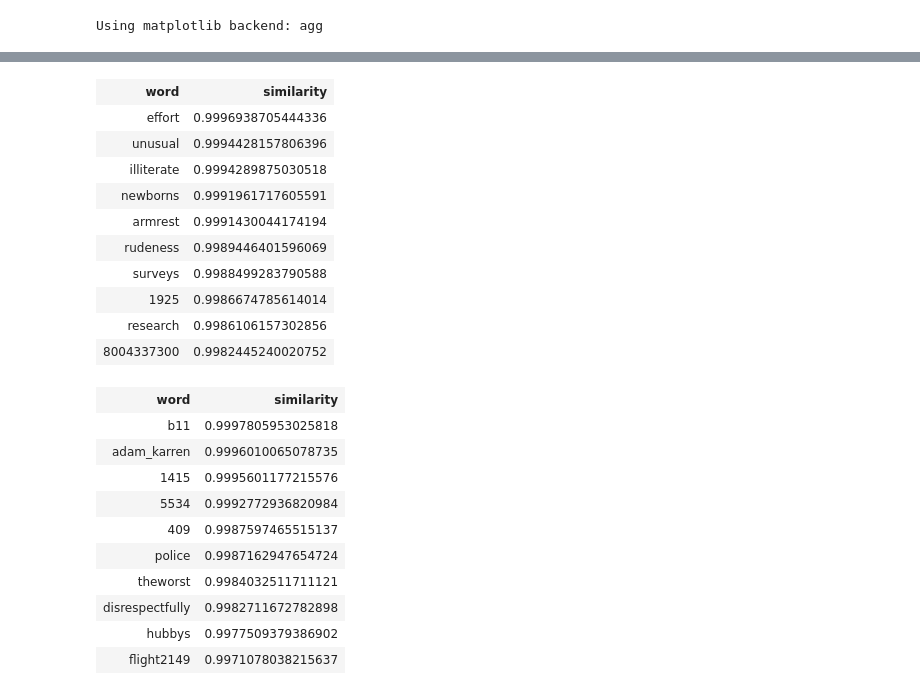
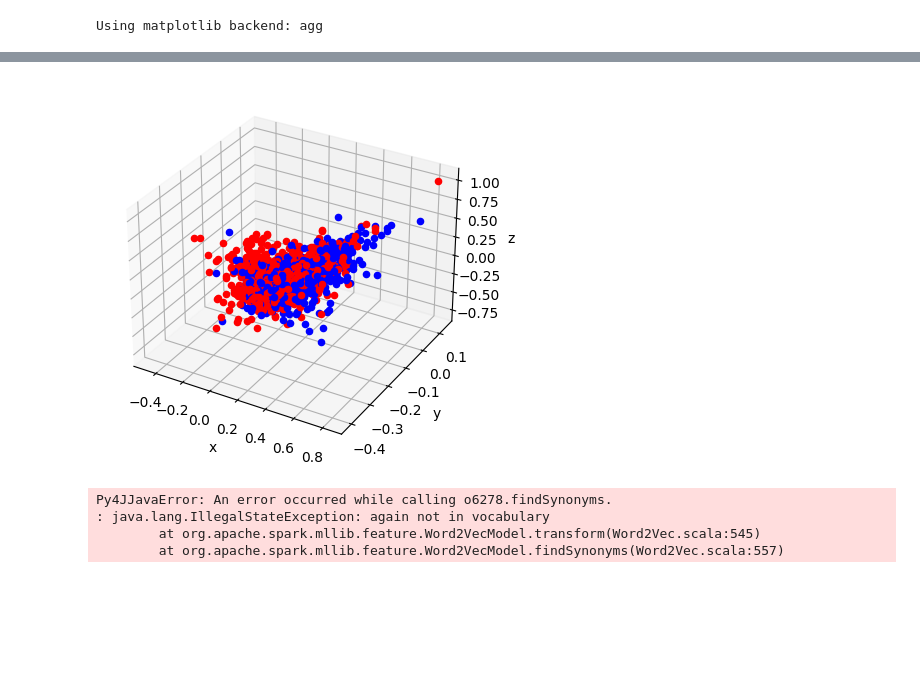
Before and after one commit to ICHx/21unix-SparkProj, a Jupyter notebook: SNotebook-Csv.ipynb, the cells around one changed output, grey strips where cells are left out. Saved outputs shown, nothing was run; the diff lists cells and outputs as text; code cells hidden in the pictures; blank space fills up the shorter version.

```diff
--- a/SNotebook-Csv.ipynb
+++ b/SNotebook-Csv.ipynb
@@ -24,7 +73,10 @@ from pyspark.ml.feature import StopWordsRemover
 # %%
+MASTER= "spark://virtual01-virtualbox:7077"
+# MASTER= "local[*]"
+
 spark = SparkSession.builder\
     .appName("MyProj")\
-    .master("local[*]")\
+    .master(MASTER)\
     .config("spark.sql.repl.eagerEval.enabled", True)\
     .getOrCreate()
 
@@ -153,28 +166,11 @@ KeyboardInterrupt:
+# %%
+plotBothVecs(oname+"both1", wds2, vecs2, cnt2, "blue",  wds1, vecs1, cnt1, "red")
+# %% [output]
+[figure, added]
 # %%
-model.findSynonyms("delayed",10)
+model.findSynonyms("again",10)
 # %% [output]
-| word | similarity |
-| effort | 0.9996938705444336 |
-| unusual | 0.9994428157806396 |
-| illiterate | 0.9994289875030518 |
-| newborns | 0.9991961717605591 |
-| armrest | 0.9991430044174194 |
-| rudeness | 0.9989446401596069 |
-| surveys | 0.9988499283790588 |
-| 1925 | 0.9986674785614014 |
-| research | 0.9986106157302856 |
-| 8004337300 | 0.9982445240020752 |
+Py4JJavaError: An error occurred while calling o6278.findSynonyms.
+: java.lang.IllegalStateException: again not in vocabulary
+        at org.apache.spark.mllib.feature.Word2VecModel.transform(Word2Vec.scala:545)
+        at org.apache.spark.mllib.feature.Word2VecModel.findSynonyms(Word2Vec.scala:557)
-# %%
-model.findSynonyms("great",10)
-# %% [output]
-| word | similarity |
-| b11 | 0.9997805953025818 |
-| adam_karren | 0.9996010065078735 |
-| 1415 | 0.9995601177215576 |
-| 5534 | 0.9992772936820984 |
-| 409 | 0.9987597465515137 |
-| police | 0.9987162947654724 |
-| theworst | 0.9984032511711121 |
-| disrespectfully | 0.9982711672782898 |
-| hubbys | 0.9977509379386902 |
-| flight2149 | 0.9971078038215637 |
```
Also changed, not shown: parts of 18 cells of this notebook, 8 other files.
